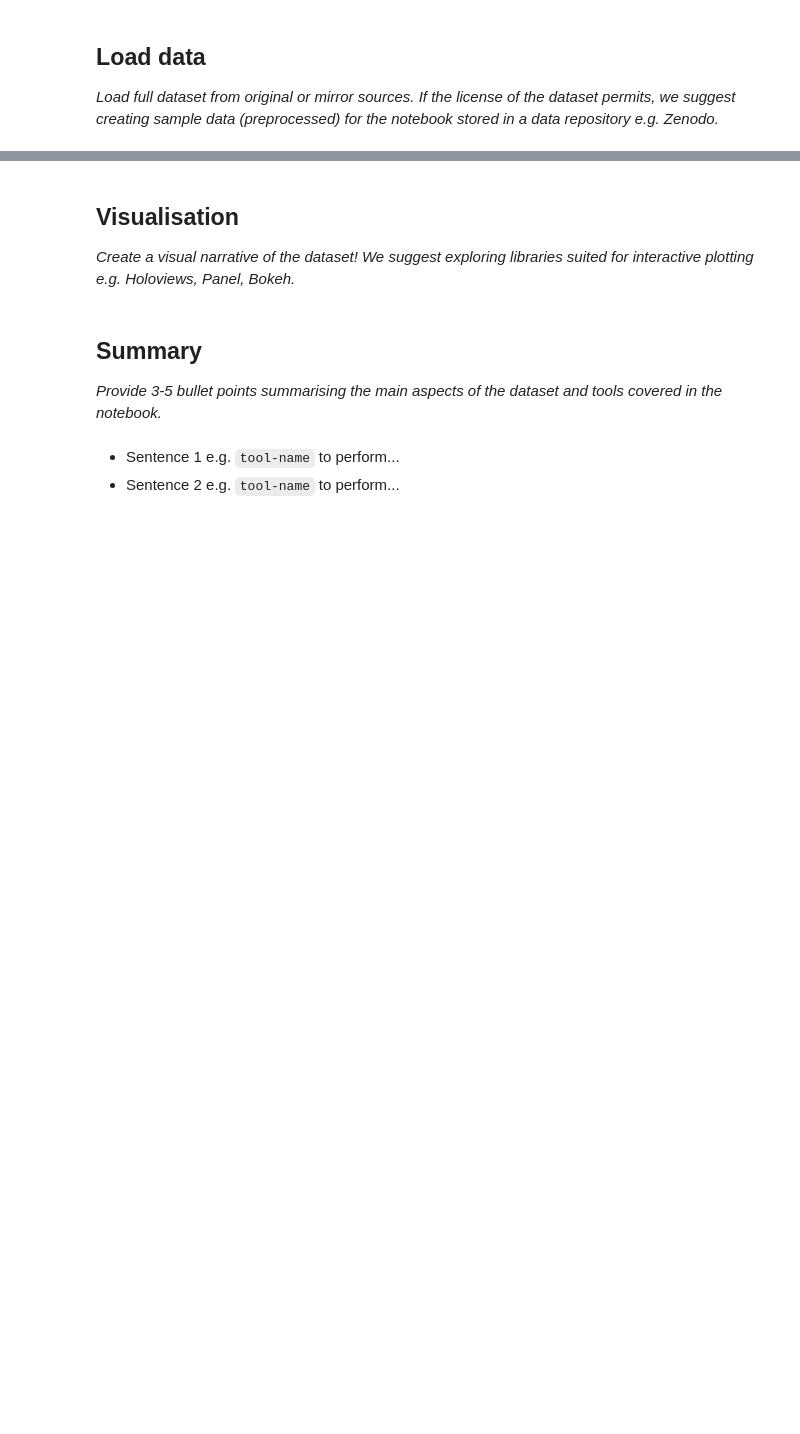
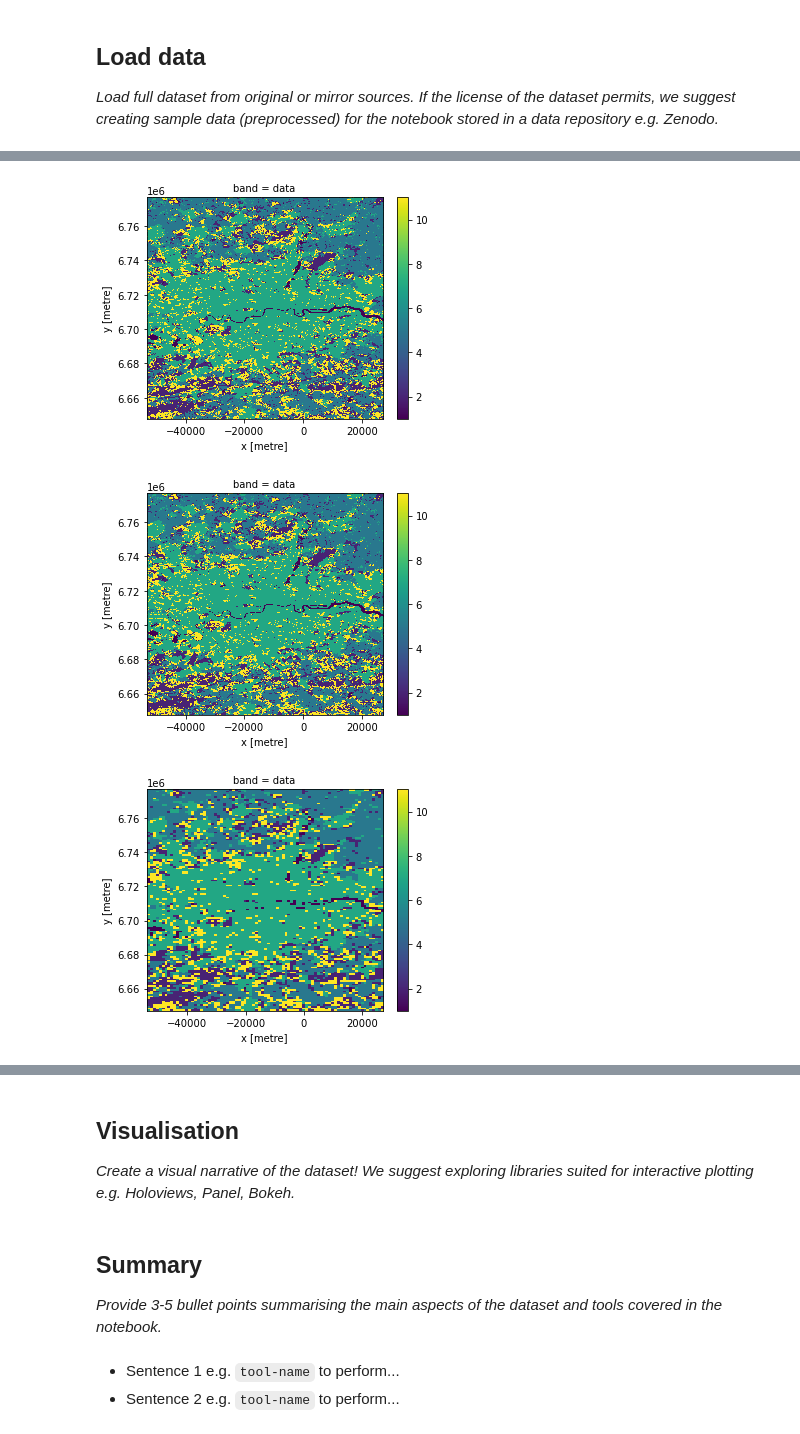
Before and after one commit to eds-book-gallery/b128b282-dee7-44a7-bc21-f1fd21452a83, a Jupyter notebook: landcover-exploration-nlcd.ipynb, the cells around one changed output, grey strips where cells are left out. Cells and saved outputs as stored; diff of their text form; code cells hidden in the pictures; blank space fills up the shorter version.

```diff
--- a/landcover-exploration-nlcd.ipynb
+++ b/landcover-exploration-nlcd.ipynb
@@ -59,0 +150,41 @@ if not os.path.exists(notebook_folder):
+# %%
+merged = lon10.compute()
+
+_ = (
+    merged.isel(time=0)
+    .to_array("band")
+    .plot.imshow(
+        col="band",
+        size=4,
+    )
+)
+plt.show()
+
+merged = lon100.compute()
+
+_ = (
+    merged.isel(time=0)
+    .to_array("band")
+    .plot.imshow(
+        col="band",
+        size=4,
+    )
+)
+plt.show()
+
+
+merged = lon1000.compute()
+
+_ = (
+    merged.isel(time=0)
+    .to_array("band")
+    .plot.imshow(
+        col="band",
+        size=4,
+    )
+)
+plt.show()
+# %% [output]
+[figure, added]
+[figure, added]
+[figure, added]
```
Also changed, not shown: parts of 9 cells of this notebook, 1 other file.
